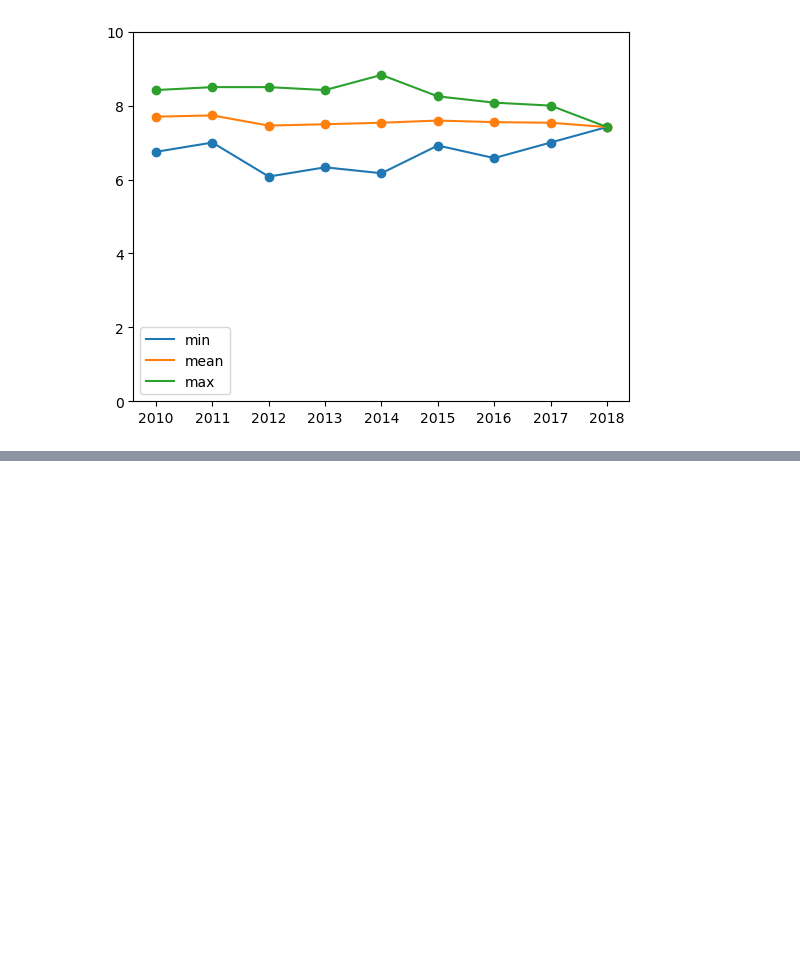
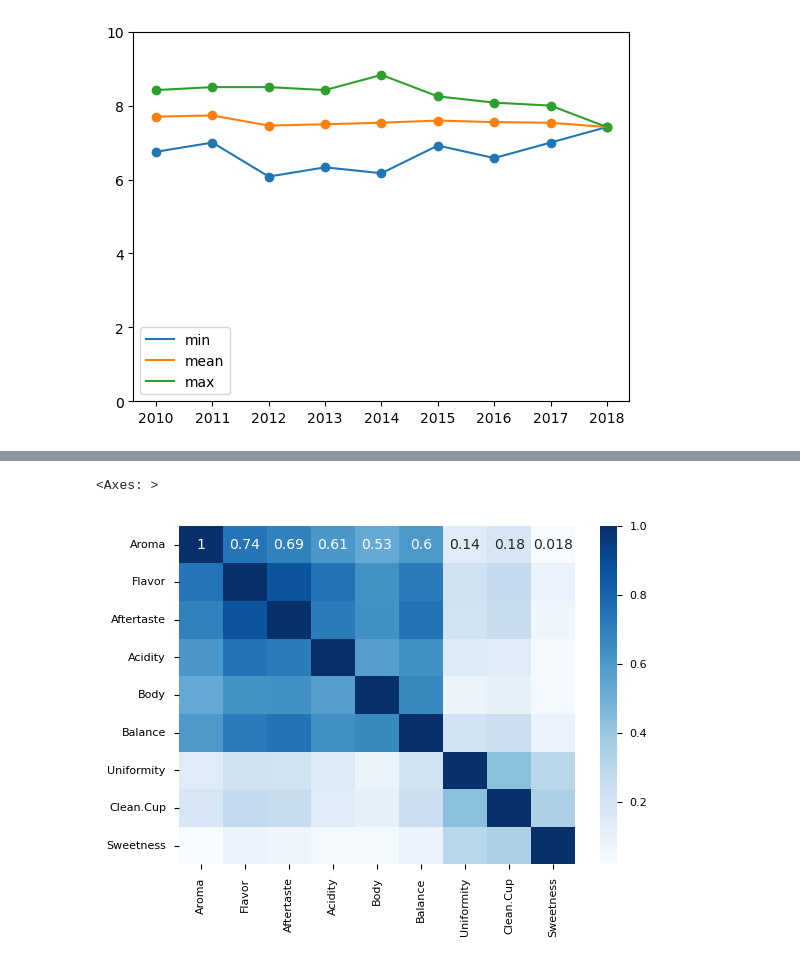
Before and after one commit to GalkaKG/Data-Science, a Jupyter notebook: 03. Data Visualization. Exploratory Data Analysis/03. Data Visualization. Exploratory Data Analysis.ipynb, the cells around one changed output, grey strips where cells are left out. Saved outputs shown, nothing was run; the diff lists cells and outputs as text; code cells hidden in the pictures; blank space fills up the shorter version.

```diff
--- a/03. Data Visualization. Exploratory Data Analysis/03. Data Visualization. Exploratory Data Analysis.ipynb
+++ b/03. Data Visualization. Exploratory Data Analysis/03. Data Visualization. Exploratory Data Analysis.ipynb
@@ -739,0 +772,5 @@ plt.show()
+# %%
+sns.heatmap(coffee_data[rating_columns].corr(), annot = True, cmap = plt.cm.Blues)
+# %% [output]
+<Axes: >
+[figure, added]
```
Also changed, not shown: parts of 6 cells of this notebook.
